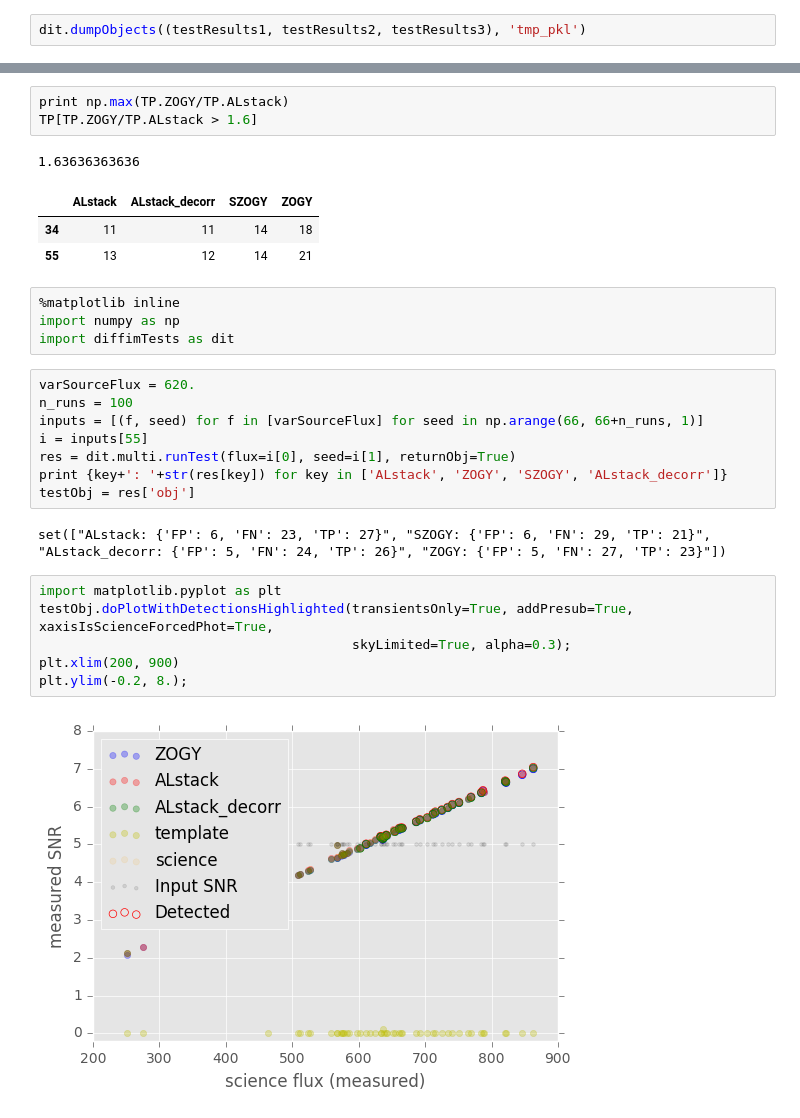
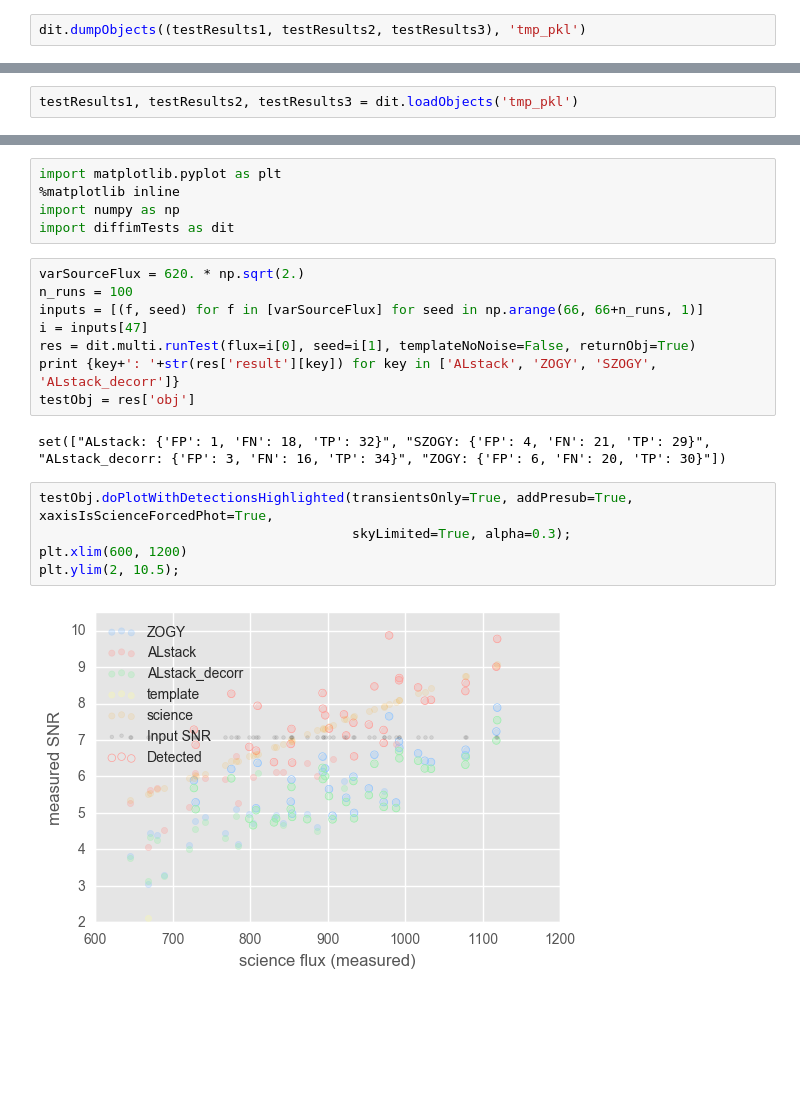
Before and after one commit to lsst-dm/diffimTests, a Jupyter notebook: 31. new tests.ipynb, the cells around one changed output, grey strips where cells are left out. Drawn from its saved outputs; the diff is of its cells as text; blank space fills up the shorter version.

```diff
--- a/31. new tests.ipynb
+++ b/31. new tests.ipynb
@@ -36,3 +38,5 @@ testResults1, testResults2, testResults3=cPickle.load(gzip.GzipFile('tmp_pkl' +
+# %%
+testResults1, testResults2, testResults3 = dit.loadObjects('tmp_pkl')
 # %%
 dit.multi.plotResults(testResults1, title='Noise-free template; sky-limited');
 # %% [output]
@@ -139,32 +155,24 @@ TP.plot.scatter('ALstack', 'ZOGY')
-# %%
-print np.max(TP.ZOGY/TP.ALstack)
-TP[TP.ZOGY/TP.ALstack > 1.6]
-# %% [output]
-1.63636363636
-|  | ALstack | ALstack_decorr | SZOGY | ZOGY |
-| 34 | 11 | 11 | 14 | 18 |
-| 55 | 13 | 12 | 14 | 21 |
 # %%
+import matplotlib.pyplot as plt
 %matplotlib inline
 import numpy as np
 import diffimTests as dit
 # %%
-varSourceFlux = 620.
+varSourceFlux = 620. * np.sqrt(2.)
 n_runs = 100
 inputs = [(f, seed) for f in [varSourceFlux] for seed in np.arange(66, 66+n_runs, 1)]
-i = inputs[55]
-res = dit.multi.runTest(flux=i[0], seed=i[1], returnObj=True)
-print {key+': '+str(res[key]) for key in ['ALstack', 'ZOGY', 'SZOGY', 'ALstack_decorr']}
+i = inputs[47]
+res = dit.multi.runTest(flux=i[0], seed=i[1], templateNoNoise=False, returnObj=True)
+print {key+': '+str(res['result'][key]) for key in ['ALstack', 'ZOGY', 'SZOGY', 'ALstack_decorr']}
 testObj = res['obj']
 # %% [output]
-set(["ALstack: {'FP': 6, 'FN': 23, 'TP': 27}", "SZOGY: {'FP': 6, 'FN': 29, 'TP': 21}", "ALstack_decorr: {'FP': 5, 'FN': 24, 'TP': 26}", "ZOGY: {'FP': 5, 'FN': 27, 'TP': 23}"])
+set(["ALstack: {'FP': 1, 'FN': 18, 'TP': 32}", "SZOGY: {'FP': 4, 'FN': 21, 'TP': 29}", "ALstack_decorr: {'FP': 3, 'FN': 16, 'TP': 34}", "ZOGY: {'FP': 6, 'FN': 20, 'TP': 30}"])
 # %%
-import matplotlib.pyplot as plt
 testObj.doPlotWithDetectionsHighlighted(transientsOnly=True, addPresub=True, xaxisIsScienceForcedPhot=True,
                                         skyLimited=True, alpha=0.3);
-plt.xlim(200, 900)
-plt.ylim(-0.2, 8.);
+plt.xlim(600, 1200)
+plt.ylim(2, 10.5);
 # %% [output]
-[figure, old version]
+[figure, new version]
 # %%
 df = res['df']
```
Also changed, not shown: parts of 27 cells of this notebook, 2 other files.
